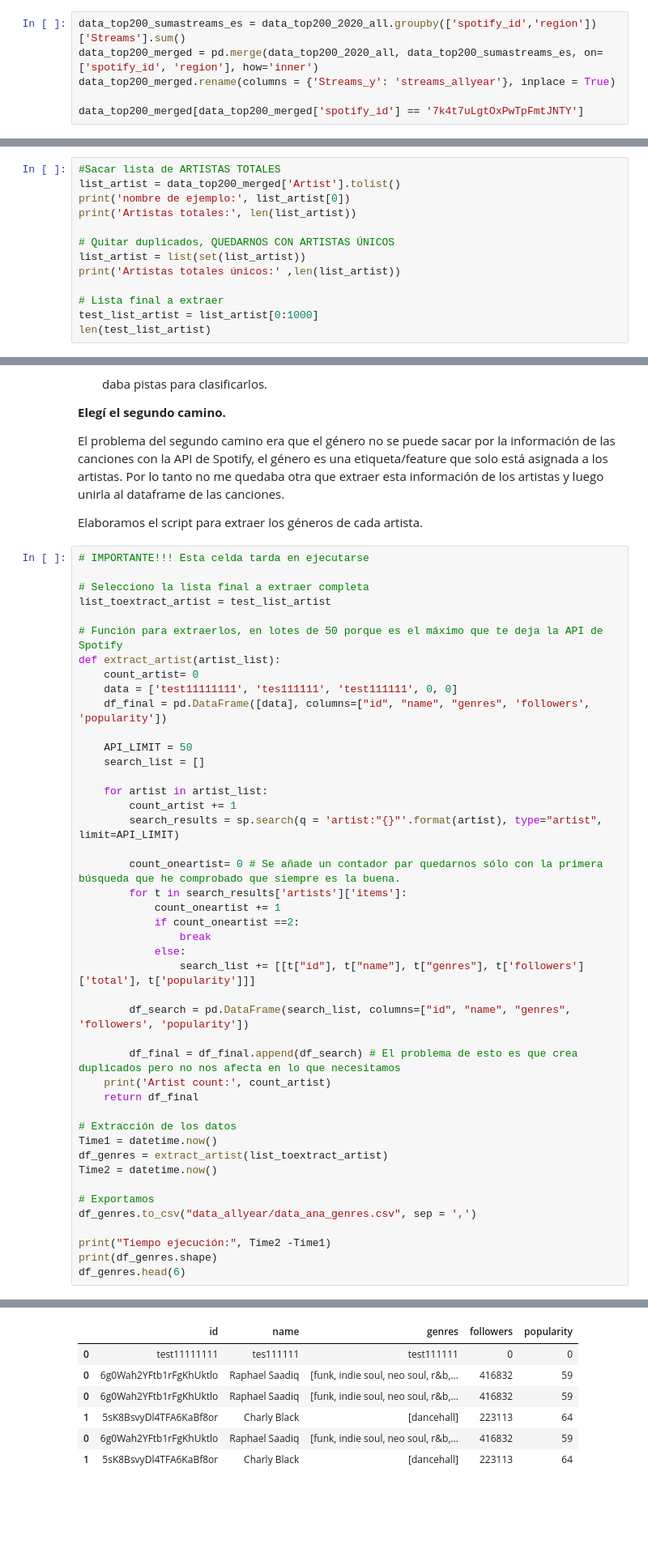
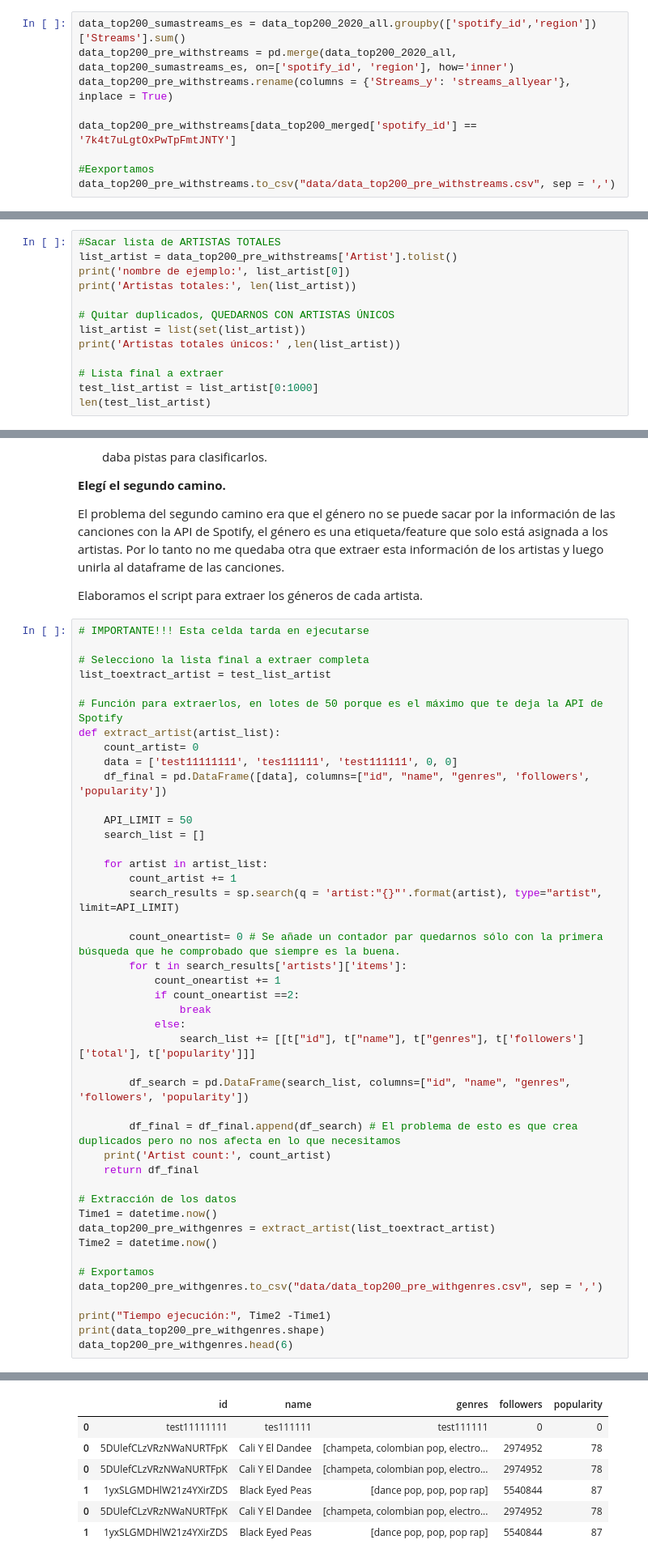
Before and after one commit to akakicreations/mostplayed2020_spotify, a Jupyter notebook: MP_ExtractionAndPreparation.ipynb, the cells around one changed output, grey strips where cells are left out. Shown: that part at 81% size. Saved outputs shown, nothing was run; the diff lists cells and outputs as text; blank space fills up the shorter version.

```diff
--- a/MP_ExtractionAndPreparation.ipynb
+++ b/MP_ExtractionAndPreparation.ipynb
@@ -217,7 +217,10 @@ data_top200_2020_all.loc[data_top200_all['spotify_id'] == '1rgnBhdG2JDFTbYkYRZAk
 ## Calcular Streamstotales de canción en total por region y el año entero
 # %%
 data_top200_sumastreams_es = data_top200_2020_all.groupby(['spotify_id','region'])['Streams'].sum()
-data_top200_merged = pd.merge(data_top200_2020_all, data_top200_sumastreams_es, on=['spotify_id', 'region'], how='inner')
-data_top200_merged.rename(columns = {'Streams_y': 'streams_allyear'}, inplace = True)
+data_top200_pre_withstreams = pd.merge(data_top200_2020_all, data_top200_sumastreams_es, on=['spotify_id', 'region'], how='inner')
+data_top200_pre_withstreams.rename(columns = {'Streams_y': 'streams_allyear'}, inplace = True)
 
-data_top200_merged[data_top200_merged['spotify_id'] == '7k4t7uLgtOxPwTpFmtJNTY']
+data_top200_pre_withstreams[data_top200_merged['spotify_id'] == '7k4t7uLgtOxPwTpFmtJNTY']
+
+#Eexportamos
+data_top200_pre_withstreams.to_csv("data/data_top200_pre_withstreams.csv", sep = ',')
@@ -299,7 +306,7 @@ Canciones totales únicas: 2902
 2902
 # %%
 #Sacar lista de ARTISTAS TOTALES
-list_artist = data_top200_merged['Artist'].tolist()
+list_artist = data_top200_pre_withstreams['Artist'].tolist()
 print('nombre de ejemplo:', list_artist[0])
 print('Artistas totales:', len(list_artist))
 
@@ -551,13 +529,13 @@ def extract_artist(artist_list):
 
 # Extracción de los datos
 Time1 = datetime.now()
-df_genres = extract_artist(list_toextract_artist)
+data_top200_pre_withgenres = extract_artist(list_toextract_artist)
 Time2 = datetime.now()
 
 # Exportamos
-df_genres.to_csv("data_allyear/data_ana_genres.csv", sep = ',')
+data_top200_pre_withgenres.to_csv("data/data_top200_pre_withgenres.csv", sep = ',')
 
 print("Tiempo ejecución:", Time2 -Time1)
-print(df_genres.shape)
-df_genres.head(6)
+print(data_top200_pre_withgenres.shape)
+data_top200_pre_withgenres.head(6)
 # %% [output]
@@ -567,10 +545,10 @@ Tiempo ejecución: 0:01:34.312848
 |  | id | name | genres | followers | popularity |
 | 0 | test11111111 | tes111111 | test111111 | 0 | 0 |
-| 0 | 6g0Wah2YFtb1rFgKhUktlo | Raphael Saadiq | [funk, indie soul, neo soul, r&b,... | 416832 | 59 |
-| 0 | 6g0Wah2YFtb1rFgKhUktlo | Raphael Saadiq | [funk, indie soul, neo soul, r&b,... | 416832 | 59 |
-| 1 | 5sK8BsvyDl4TFA6KaBf8or | Charly Black | [dancehall] | 223113 | 64 |
-| 0 | 6g0Wah2YFtb1rFgKhUktlo | Raphael Saadiq | [funk, indie soul, neo soul, r&b,... | 416832 | 59 |
-| 1 | 5sK8BsvyDl4TFA6KaBf8or | Charly Black | [dancehall] | 223113 | 64 |
+| 0 | 5DUlefCLzVRzNWaNURTFpK | Cali Y El Dandee | [champeta, colombian pop, electro... | 2974952 | 78 |
+| 0 | 5DUlefCLzVRzNWaNURTFpK | Cali Y El Dandee | [champeta, colombian pop, electro... | 2974952 | 78 |
+| 1 | 1yxSLGMDHlW21z4YXirZDS | Black Eyed Peas | [dance pop, pop, pop rap] | 5540844 | 87 |
+| 0 | 5DUlefCLzVRzNWaNURTFpK | Cali Y El Dandee | [champeta, colombian pop, electro... | 2974952 | 78 |
+| 1 | 1yxSLGMDHlW21z4YXirZDS | Black Eyed Peas | [dance pop, pop, pop rap] | 5540844 | 87 |
 # %%
 # IMPORTANTE!! Tarda en ejecutarse dependiendo del número de artistas
 
```
Also changed, not shown: parts of 15 cells of this notebook, 4 other files.
